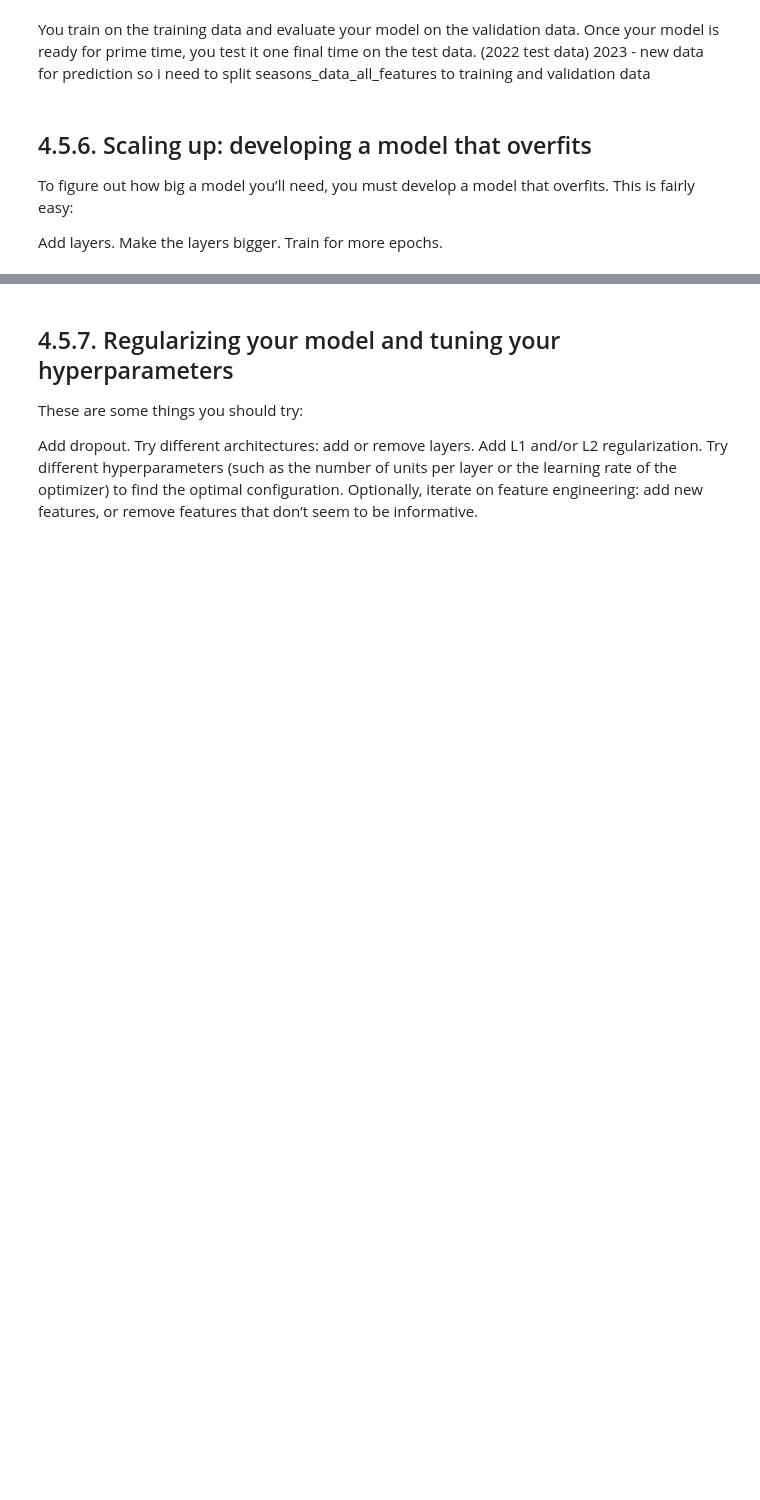
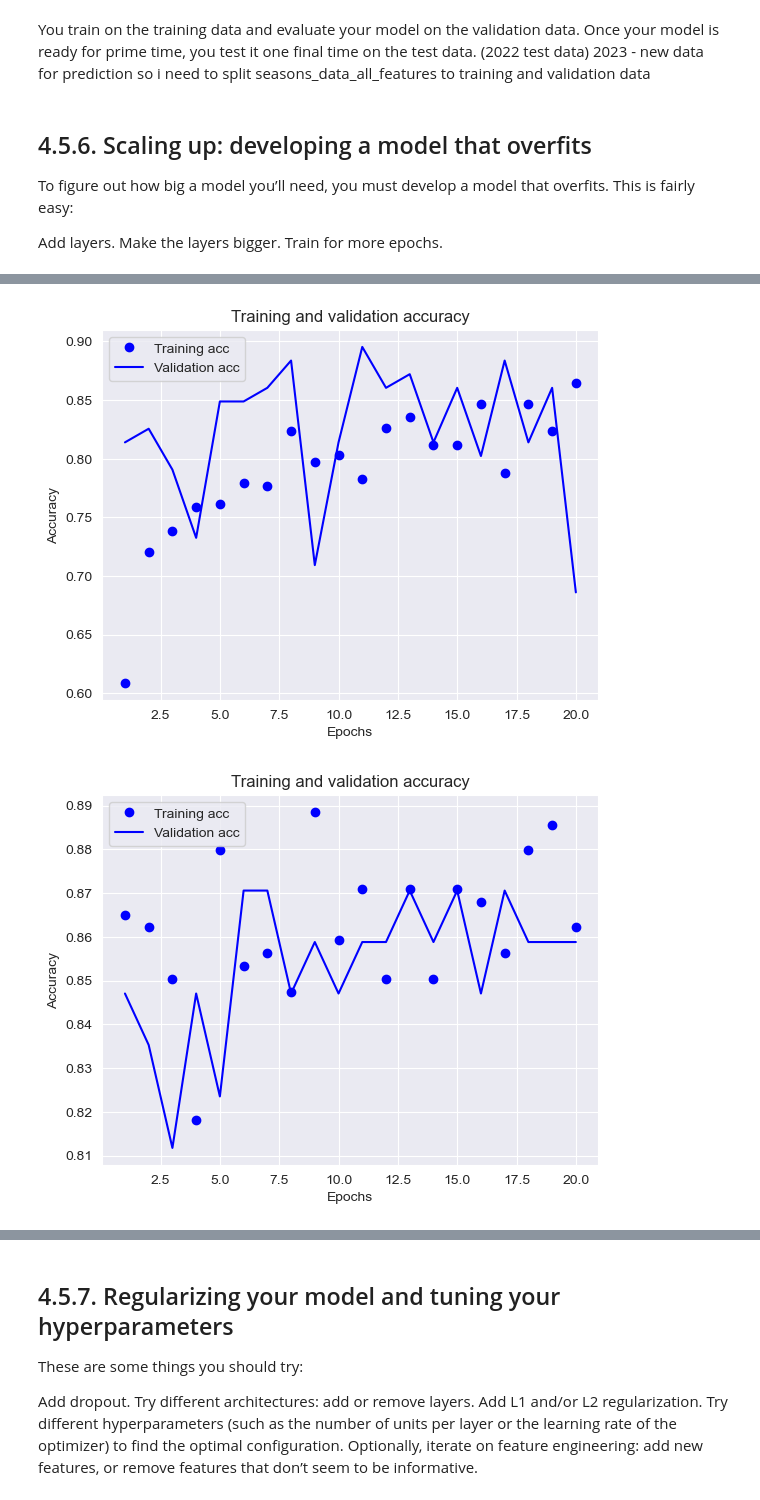
Before and after one commit to nixspirit/ml-projects, a Jupyter notebook: labs/final/final.ipynb, the cells around one changed output, grey strips where cells are left out. Drawn from its saved outputs; the diff is of its cells as text; code cells hidden in the pictures; blank space fills up the shorter version.

```diff
--- a/labs/final/final.ipynb
+++ b/labs/final/final.ipynb
@@ -295,3 +259,20 @@ To figure out how big a model you’ll need, you must develop a model that overf
 Add layers.
 Make the layers bigger.
 Train for more epochs.
+# %%
+from keras.src.layers import Dropout
+
+# Add dropout regularization
+advanced_model = Sequential([
+    Dense(128, activation='relu', input_shape=(seasons_data_all.shape[1],)),
+    Dense(64, activation='relu'),
+    Dense(32, activation='relu'),
+    Dense(16, activation='relu'),
+    Dense(8, activation='relu'),
+    # Dropout(0.1),
+    Dense(1, activation='sigmoid')
+])
+
+advanced_model.compile(optimizer='rmsprop',
+                       loss='binary_crossentropy',
+                       metrics=['accuracy'])
@@ -297,0 +281,19 @@ Train for more epochs.
+# %%
+from sklearn.model_selection import StratifiedKFold
+
+k = 5
+advanced_epochs = 20
+advanced_batch_size = 64
+num_validation_samples = len(data)
+scores = []
+
+kfold = StratifiedKFold(n_splits=k, shuffle=True, random_state=42)
+for train_idx, val_idx in kfold.split(data, target):
+    X_train_fold, X_val_fold = data[train_idx], data[val_idx]
+    y_train_fold, y_val_fold = target[train_idx], target[val_idx]
+    history = advanced_model.fit(X_train_fold,
+                        y_train_fold,
+                        epochs=advanced_epochs,
+                        # batch_size=advanced_batch_size,
+                        validation_data=(X_val_fold, y_val_fold))
+    scores.append(history)
@@ -297,0 +318,8 @@ Train for more epochs.
+# %%
+for hist in scores:
+    hist_dict = hist.history
+    plot_history('Training and validation accuracy', 'Epochs', 'Accuracy',
+                 'Training acc',  hist_dict['accuracy'], 'Validation acc', hist_dict['val_accuracy'])
+# %% [output]
+[figure, added]
+[figure, added]
```
Also changed, not shown: parts of 16 cells of this notebook.
